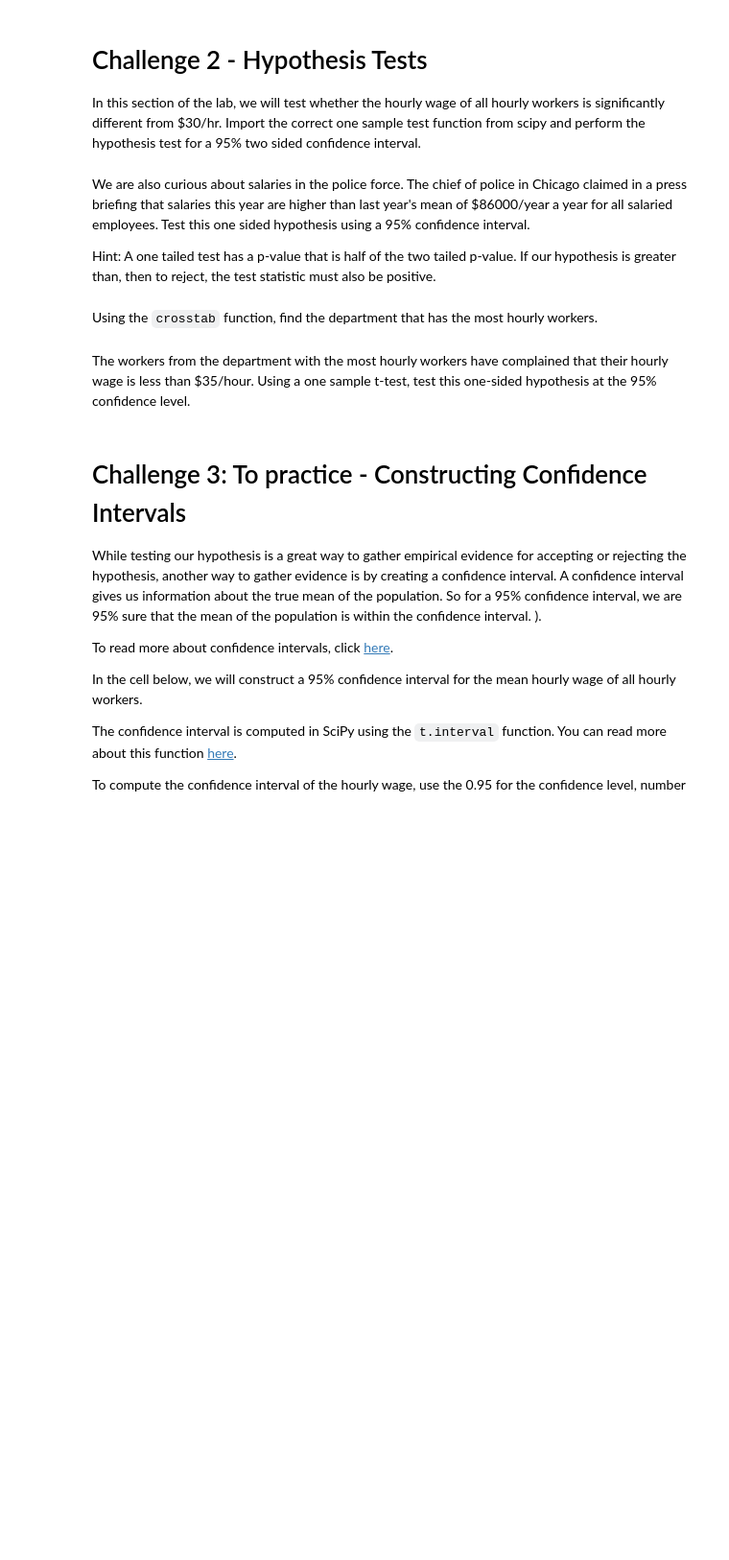
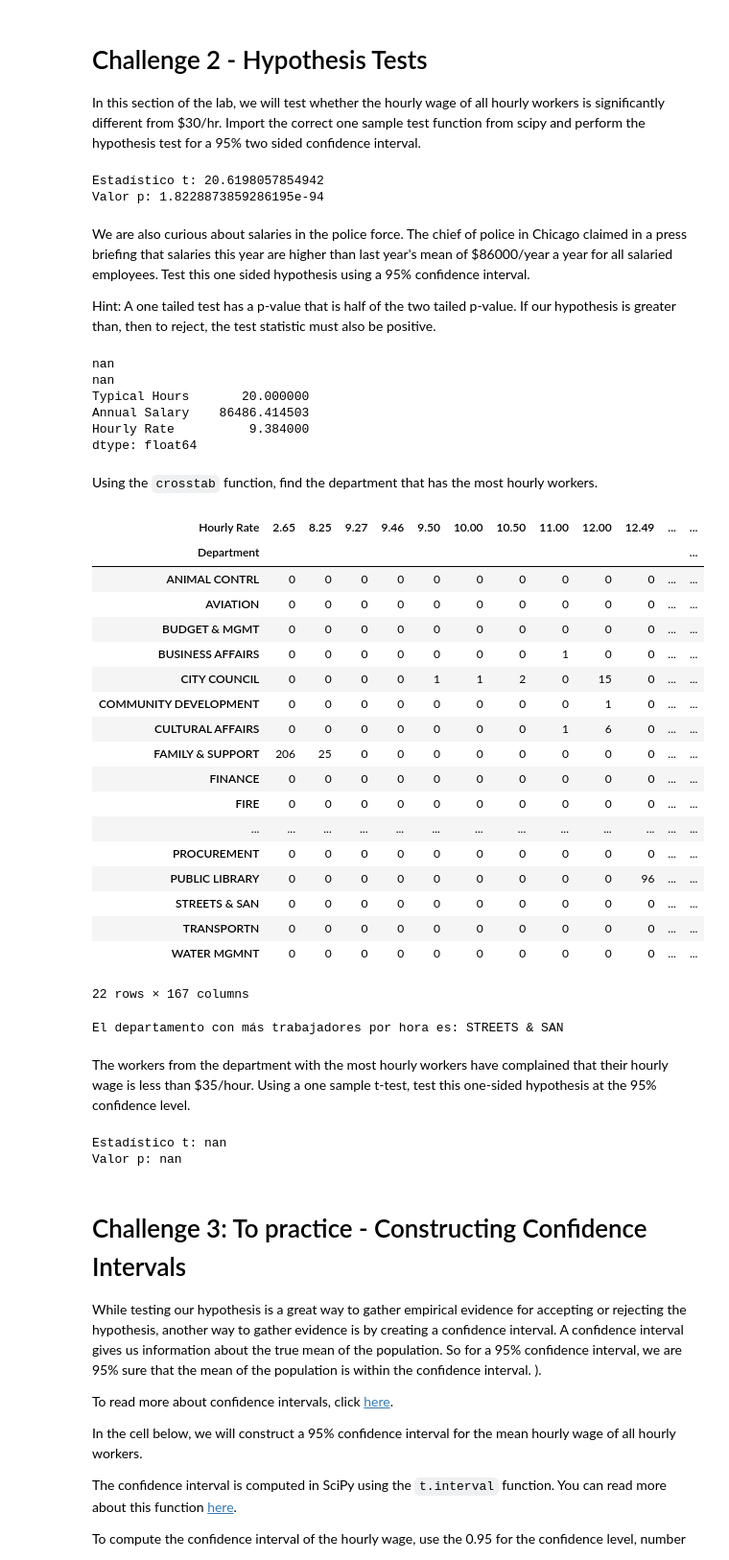
Before and after one commit to Paulcorreafl/dataptmad0924_labs, a Jupyter notebook: module-2/hypothesis-testing/your-code/main.ipynb, the cells around one changed output. Shown at 96% size. Saved outputs shown, nothing was run; the diff lists cells and outputs as text; code cells hidden in the pictures; blank space fills up the shorter version.

```diff
--- a/module-2/hypothesis-testing/your-code/main.ipynb
+++ b/module-2/hypothesis-testing/your-code/main.ipynb
@@ -93,3 +91,16 @@ In this section of the lab, we will test whether the hourly wage of all hourly w
+# %%
+# Your code here: "from scipy import stats"
+#eliminamos los nulos
+salario_por_hora = salaries['Hourly Rate'].dropna()
+# Lista de salarios por hora para cada trabajador
+# Realizar una prueba t de una muestra
+t_stat, p_valor = ztest(salario_por_hora, value=30) #le damos el valor#30$
+# Imprimir los resultados
+print(f"Estadístico t: {t_stat}")
+print(f"Valor p: {p_valor}")
+# %% [output]
+Estadístico t: 20.6198057854942
+Valor p: 1.8228873859286195e-94
 # %% [markdown]
 We are also curious about salaries in the police force. The chief of police in Chicago claimed in a press briefing that salaries this year are higher than last year's mean of $86000/year a year for all salaried employees. Test this one sided hypothesis using a 95% confidence interval.
 
@@ -99,6 +108,56 @@ Hint: A one tailed test has a p-value that is half of the two tailed p-value. If
+# %%
+### Your code here:
+salaries_police = salaries[salaries['Department'] == 'POLICE']
+
+t_stat, p_value = ztest(salaries_police['Annual Salary'], value=86000)
+
+
+mean_year = salaries_police.mean()
+
+print(t_stat)
+print(p_value)
+print(mean_year)
+# %% [output]
+nan
+nan
+Typical Hours       20.000000
+Annual Salary    86486.414503
+Hourly Rate          9.384000
+dtype: float64
 # %% [markdown]
 Using the `crosstab` function, find the department that has the most hourly workers.
 # %%
 # Your code here:
+crosstab = pd.crosstab(salaries['Department'], salaries['Hourly Rate'])
+
+crosstab
+# %% [output]
+| Hourly Rate | 2.65 | 8.25 | 9.27 | 9.46 | 9.50 | 10.00 | 10.50 | 11.00 | 12.00 | 12.49 | ... | ... |
+| Department |  |  |  |  |  |  |  |  |  |  |  | ... |
+| ANIMAL CONTRL | 0 | 0 | 0 | 0 | 0 | 0 | 0 | 0 | 0 | 0 | ... | ... |
+| AVIATION | 0 | 0 | 0 | 0 | 0 | 0 | 0 | 0 | 0 | 0 | ... | ... |
+| BUDGET & MGMT | 0 | 0 | 0 | 0 | 0 | 0 | 0 | 0 | 0 | 0 | ... | ... |
+| BUSINESS AFFAIRS | 0 | 0 | 0 | 0 | 0 | 0 | 0 | 1 | 0 | 0 | ... | ... |
+| CITY COUNCIL | 0 | 0 | 0 | 0 | 1 | 1 | 2 | 0 | 15 | 0 | ... | ... |
+| COMMUNITY DEVELOPMENT | 0 | 0 | 0 | 0 | 0 | 0 | 0 | 0 | 1 | 0 | ... | ... |
+| CULTURAL AFFAIRS | 0 | 0 | 0 | 0 | 0 | 0 | 0 | 1 | 6 | 0 | ... | ... |
+| FAMILY & SUPPORT | 206 | 25 | 0 | 0 | 0 | 0 | 0 | 0 | 0 | 0 | ... | ... |
+| FINANCE | 0 | 0 | 0 | 0 | 0 | 0 | 0 | 0 | 0 | 0 | ... | ... |
+| FIRE | 0 | 0 | 0 | 0 | 0 | 0 | 0 | 0 | 0 | 0 | ... | ... |
+| ... | ... | ... | ... | ... | ... | ... | ... | ... | ... | ... | ... | ... |
+| PROCUREMENT | 0 | 0 | 0 | 0 | 0 | 0 | 0 | 0 | 0 | 0 | ... | ... |
+| PUBLIC LIBRARY | 0 | 0 | 0 | 0 | 0 | 0 | 0 | 0 | 0 | 96 | ... | ... |
+| STREETS & SAN | 0 | 0 | 0 | 0 | 0 | 0 | 0 | 0 | 0 | 0 | ... | ... |
+| TRANSPORTN | 0 | 0 | 0 | 0 | 0 | 0 | 0 | 0 | 0 | 0 | ... | ... |
+| WATER MGMNT | 0 | 0 | 0 | 0 | 0 | 0 | 0 | 0 | 0 | 0 | ... | ... |
+22 rows × 167 columns
+# %%
+#Utilizando la función de tabla cruzada,carlculamos el departamento que tiene más trabajadores por hora.
+# Encontrar el departamento con más trabajadores por hora
+departamento_mas_trabajadores = crosstab.sum(axis=1).idxmax()
+
+print(f"El departamento con más trabajadores por hora es: {departamento_mas_trabajadores}")
+# %% [output]
+El departamento con más trabajadores por hora es: STREETS & SAN
 # %% [markdown]
 The workers from the department with the most hourly workers have complained that their hourly wage is less than $35/hour. Using a one sample t-test, test this one-sided hypothesis at the 95% confidence level.
@@ -107,3 +164,15 @@ The workers from the department with the most hourly workers have complained tha
+# %%
+#eliminamos los nulos
+salario_por_hora = salaries[salaries['Department'] == 'STREETS & SAN'].dropna()
+# Lista de salarios por hora para cada trabajador
+# Realizar una prueba t de una muestra
+t_stat, p_valor = ztest(salario_por_hora['Hourly Rate'], value=35) #le damos el valor#30$
+# Imprimir los resultados
+print(f"Estadístico t: {t_stat}")
+print(f"Valor p: {p_valor}")
+# %% [output]
+Estadístico t: nan
+Valor p: nan
 # %% [markdown]
 # Challenge 3: To practice - Constructing Confidence Intervals
 
```
Also changed, not shown: parts of 8 cells of this notebook.
